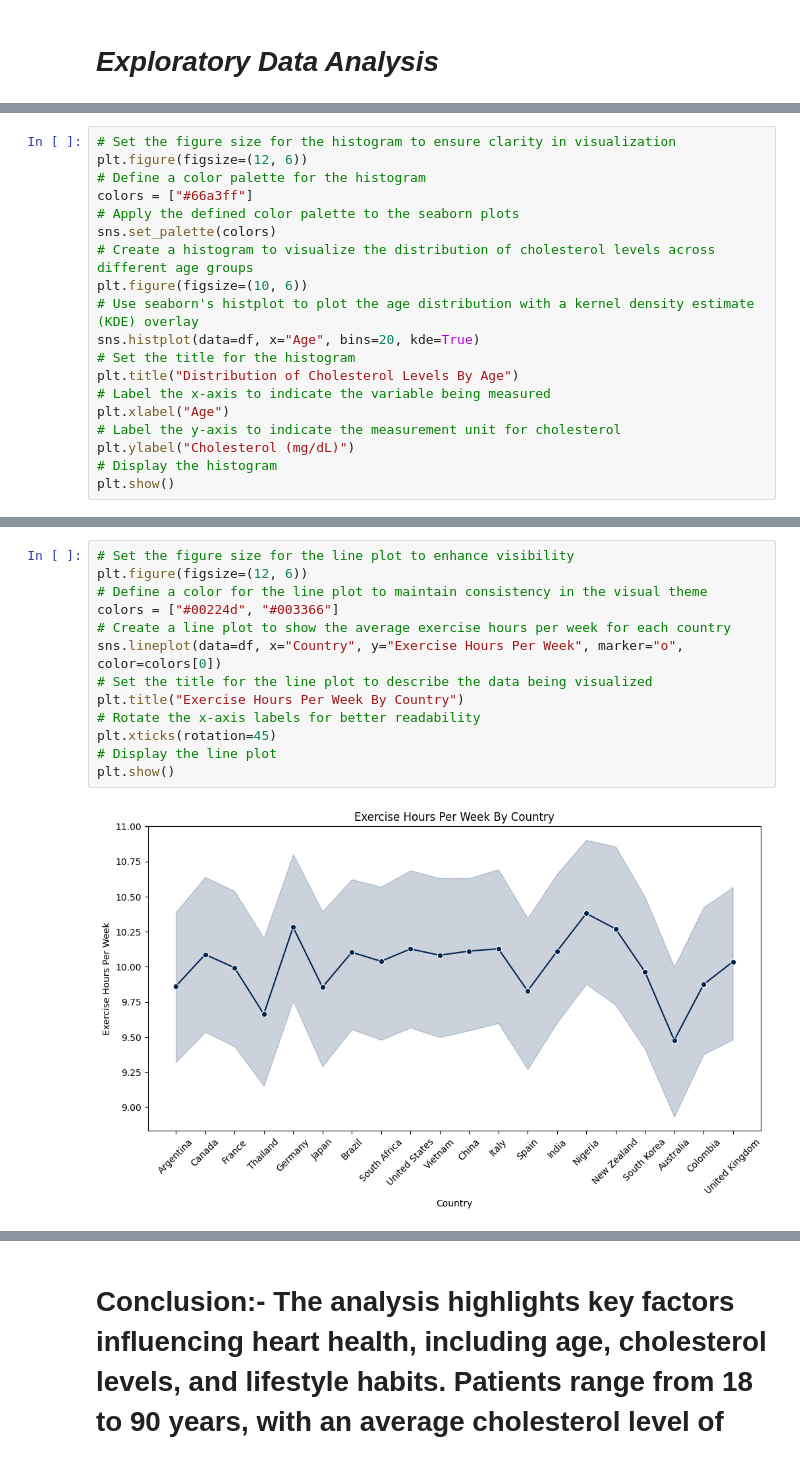
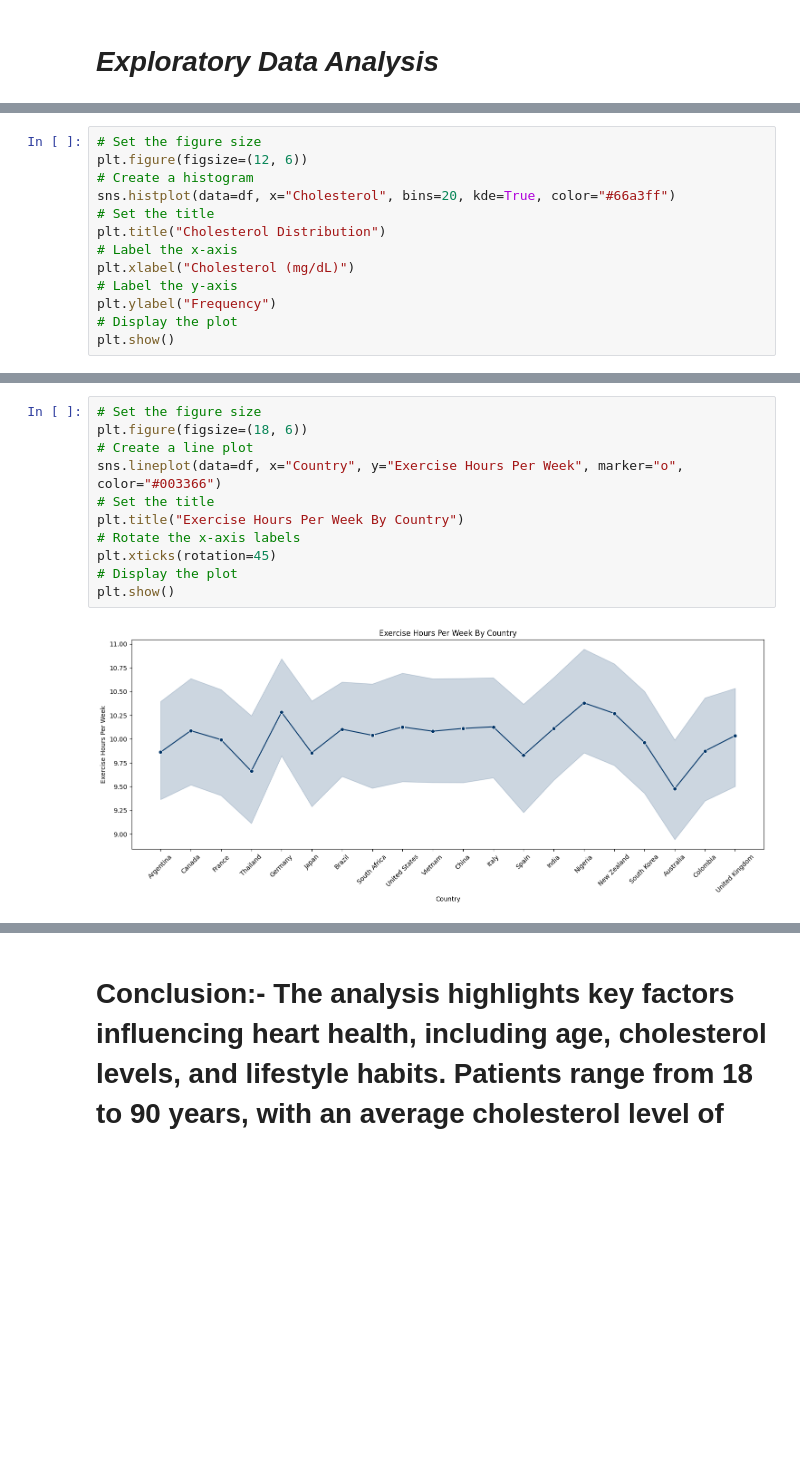
Before and after one commit to khanahad27/DANLC, a Jupyter notebook: Python Project/Cardiac_Arrest_Analysis.ipynb, the cells around one changed output, grey strips where cells are left out. Drawn from its saved outputs; the diff is of its cells as text; blank space fills up the shorter version.

```diff
--- a/Python Project/Cardiac_Arrest_Analysis.ipynb
+++ b/Python Project/Cardiac_Arrest_Analysis.ipynb
@@ -191,20 +191,14 @@ plt.show()
 # %%
-# Set the figure size for the histogram to ensure clarity in visualization
+# Set the figure size
 plt.figure(figsize=(12, 6))
-# Define a color palette for the histogram
-colors = ["#66a3ff"]
-# Apply the defined color palette to the seaborn plots
-sns.set_palette(colors)
-# Create a histogram to visualize the distribution of cholesterol levels across different age groups
-plt.figure(figsize=(10, 6))
-# Use seaborn's histplot to plot the age distribution with a kernel density estimate (KDE) overlay
-sns.histplot(data=df, x="Age", bins=20, kde=True)
-# Set the title for the histogram
-plt.title("Distribution of Cholesterol Levels By Age")
-# Label the x-axis to indicate the variable being measured
-plt.xlabel("Age")
-# Label the y-axis to indicate the measurement unit for cholesterol
-plt.ylabel("Cholesterol (mg/dL)")
-# Display the histogram
+# Create a histogram
+sns.histplot(data=df, x="Cholesterol", bins=20, kde=True, color="#66a3ff")
+# Set the title
+plt.title("Cholesterol Distribution")
+# Label the x-axis
+plt.xlabel("Cholesterol (mg/dL)")
+# Label the y-axis
+plt.ylabel("Frequency")
+# Display the plot
 plt.show()
 # %% [output]
@@ -213,16 +206,14 @@ plt.show()
 # %%
-# Set the figure size for the line plot to enhance visibility
-plt.figure(figsize=(12, 6))
-# Define a color for the line plot to maintain consistency in the visual theme
-colors = ["#00224d", "#003366"]
-# Create a line plot to show the average exercise hours per week for each country
-sns.lineplot(data=df, x="Country", y="Exercise Hours Per Week", marker="o", color=colors[0])
-# Set the title for the line plot to describe the data being visualized
+# Set the figure size
+plt.figure(figsize=(18, 6))
+# Create a line plot
+sns.lineplot(data=df, x="Country", y="Exercise Hours Per Week", marker="o", color="#003366")
+# Set the title
 plt.title("Exercise Hours Per Week By Country")
-# Rotate the x-axis labels for better readability
+# Rotate the x-axis labels
 plt.xticks(rotation=45)
-# Display the line plot
+# Display the plot
 plt.show()
 # %% [output]
-[figure, old version]
+[figure, new version]
 # %%
```
Also changed, not shown: parts of 20 cells of this notebook, 10 other files.
